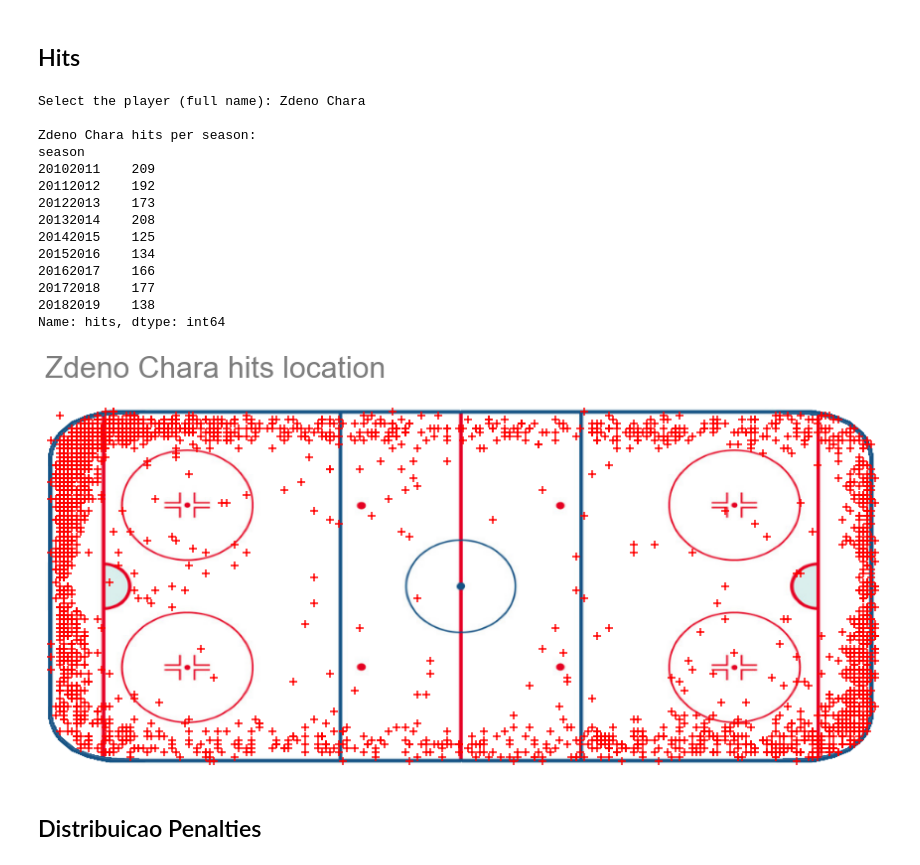
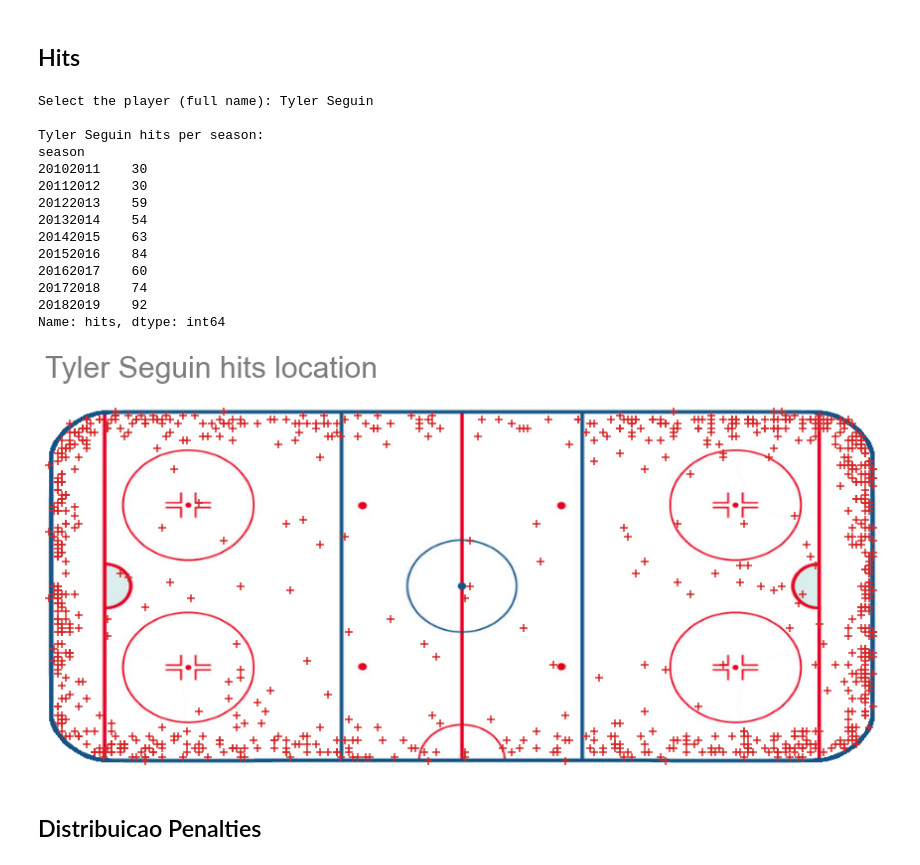
Before and after one commit to DanOakStats/NHL, a Jupyter notebook: data_cleaning.ipynb, the cells around one changed output. Saved outputs shown, nothing was run; the diff lists cells and outputs as text; code cells hidden in the pictures.

```diff
--- a/data_cleaning.ipynb
+++ b/data_cleaning.ipynb
@@ -689,42 +689,42 @@ def return_id(name):
 # %%
 # subset with hits
 hits = plays[plays['event']=="Hit"]
 
 # seleciona o jogador
 player_name = input("Select the player (full name): ")
 
 # subset com os dados do jogador selecionado
 hits = hits[(hits['player_id']== return_id(player_name))]
 
 # apresentando o numero de hits do jogador selecionado
 player_hits = game_skater_stats[game_skater_stats['player_name']== player_name].groupby(['season'])['hits'].sum()
 print(f"\n{player_name} hits per season:\n{player_hits}")
 
 # plottando local do hit
-img = plt.imread('images/rinkteste.png')
+img = plt.imread('images/rink2.png')
 fig, ax = plt.subplots(figsize=(12, 14)) # criando figura
-ax.imshow(img, extent=[-100.5, 100.5, -42.95, 42.95])
-hits.plot.scatter(x='x',y='y',s=50, marker='+', c='red', ax=ax)
+ax.imshow(img, extent=[-100, 101, -42.95, 42.95])
+hits.plot.scatter(x='x',y='y',s=50, marker='+', c='tab:red', ax=ax)
 ax.set_title(player_name + " hits location", fontsize=30, loc='left', pad=30, alpha=0.6)
 
 plt.axis(False)
 plt.tight_layout()
 # %% [output]
-Select the player (full name): Zdeno Chara
+Select the player (full name): Tyler Seguin
 
-Zdeno Chara hits per season:
+Tyler Seguin hits per season:
 season
-20102011    209
-20112012    192
-20122013    173
-20132014    208
-20142015    125
-20152016    134
-20162017    166
-20172018    177
-20182019    138
+20102011    30
+20112012    30
+20122013    59
+20132014    54
+20142015    63
+20152016    84
+20162017    60
+20172018    74
+20182019    92
 Name: hits, dtype: int64
-[figure, old version]
+[figure, new version]
 # %% [markdown]
 ## Distribuicao Penalties
 # %%
```
Also changed, not shown: parts of 10 cells of this notebook.
